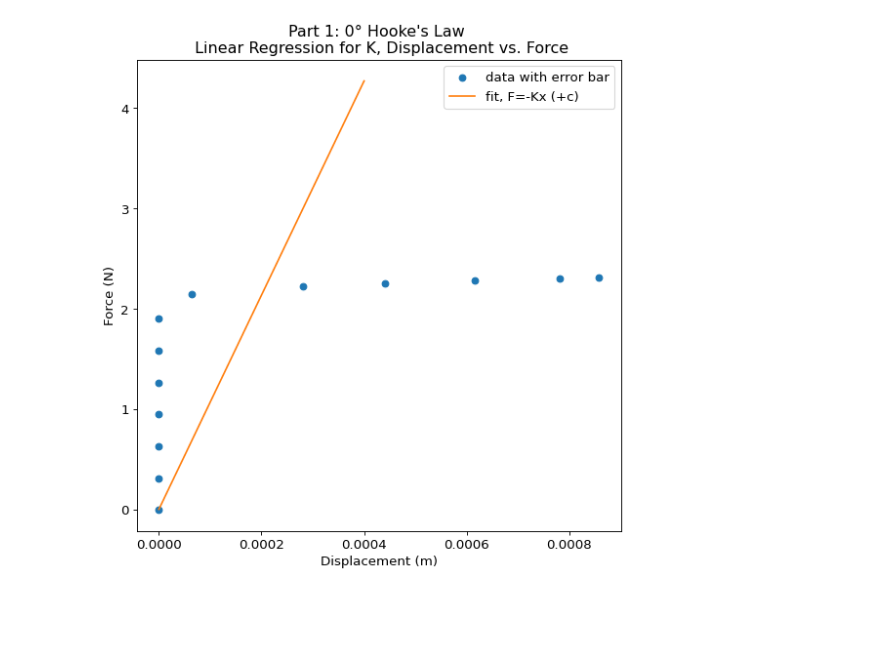
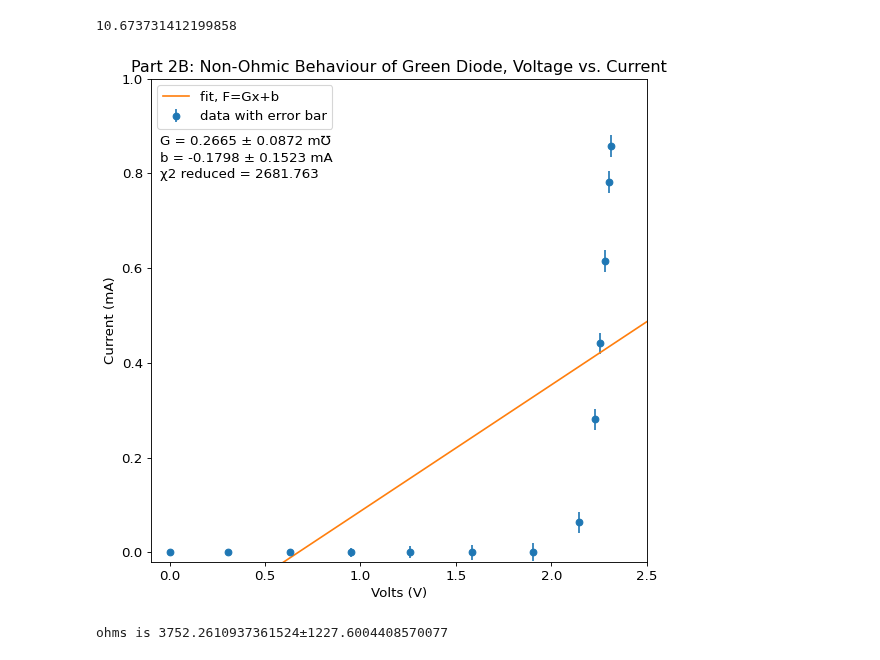
Before and after one commit to matthew-ding/physics5bl, a Jupyter notebook: Lab8/Lab8_Part2.ipynb, the cells around one changed output. Drawn from its saved outputs; the diff is of its cells as text; code cells hidden in the pictures; blank space fills up the shorter version.

```diff
--- a/Lab8/Lab8_Part2.ipynb
+++ b/Lab8/Lab8_Part2.ipynb
@@ -65,0 +73,13 @@ plt.show()
+# %%
+# Plotting residuals time!
+
+fig2=plt.figure(figsize=(6, 6), dpi= 80, facecolor='w', edgecolor='k')
+plt.rcParams.update({'font.size': '12'})
+
+plt.errorbar(V_resistor, res, fmt='o')
+plt.axhline(color='tab:orange')
+
+plt.title("Part 2A: Normalized Residuals for Resistor")
+plt.xlabel("Current (mA)")
+plt.ylabel("Normalized Residual")
+plt.show()
@@ -66,21 +88,42 @@ plt.show()
+# %%
+1/m
+# %% [output]
+10.673731412199858
 # %%
+# Does the fit
+lin_opt, lin_cov = opt.curve_fit(f_lin, V_green, A_green)
+
+# Best fit values
+m, b = lin_opt
+dm, db = np.sqrt(np.diag(lin_cov))
+
 # Plotting data time!
 
 fig1=plt.figure(figsize=(8, 8), dpi= 80, facecolor='w', edgecolor='k')
 plt.rcParams.update({'font.size': '12'})
 
-plt.scatter(A_green, V_green, label="data with error bar")
-plt.errorbar(np.linspace(0,.0004), f_lin(np.linspace(0,.0004), m, b), label='fit, F=-Kx (+c)', color='tab:orange')
+plt.errorbar(V_green, A_green, yerr=A_green_err, label="data with error bar", fmt='o')
+plt.plot(np.linspace(0,10), f_lin(np.linspace(0,10), m, b), label='fit, F=Gx+b', color='tab:orange')
 
-plt.title("Part 1: 0° Hooke's Law \n Linear Regression for K, Displacement vs. Force")
-plt.xlabel("Displacement (m)")
-plt.ylabel("Force (N)")
 
-# plt.text(.14,-.55, "k = %5.4f \u00b1 %5.4f $kg/s^2$" % (-m, dm))
-# plt.text(.14,-.7, "c = %5.4f \u00b1 %5.4f $N$" % (b, db))
-# plt.xlim(0,.257)
-# plt.ylim(-3.7,0)
-plt.legend()
+res = norm_res(f_lin(V_green, m, b), A_green, A_green_err)
+chi_sq = np.sum(res ** 2)
+red_chi_sq = chi_sq / (len(V_green - 2))
+
+plt.title("Part 2B: Non-Ohmic Behaviour of Green Diode, Voltage vs. Current")
+plt.xlabel("Volts (V)")
+plt.ylabel("Current (mA)")
+
+plt.text(-0.05,0.86, "G = %5.4f \u00b1 %5.4f m℧" % (m, dm))
+plt.text(-0.05,0.825, "b = %5.4f \u00b1 %5.4f mA" % (b, db))
+plt.text(-0.05,0.79, "χ2 reduced = %5.3f" % red_chi_sq)
+plt.xlim(-0.1,2.5)
+plt.ylim(-0.02,1)
+plt.legend(loc=2)
 plt.show()
 # %% [output]
-[figure, old version]
+[figure, new version]
+# %%
+print("ohms is " + str(1000 / m) + "±" + str(dm * 1000 / m ** 2))
+# %% [output]
+ohms is 3752.2610937361524±1227.6004408570077
```
Also changed, not shown: parts of 12 cells of this notebook, 4 other files.
